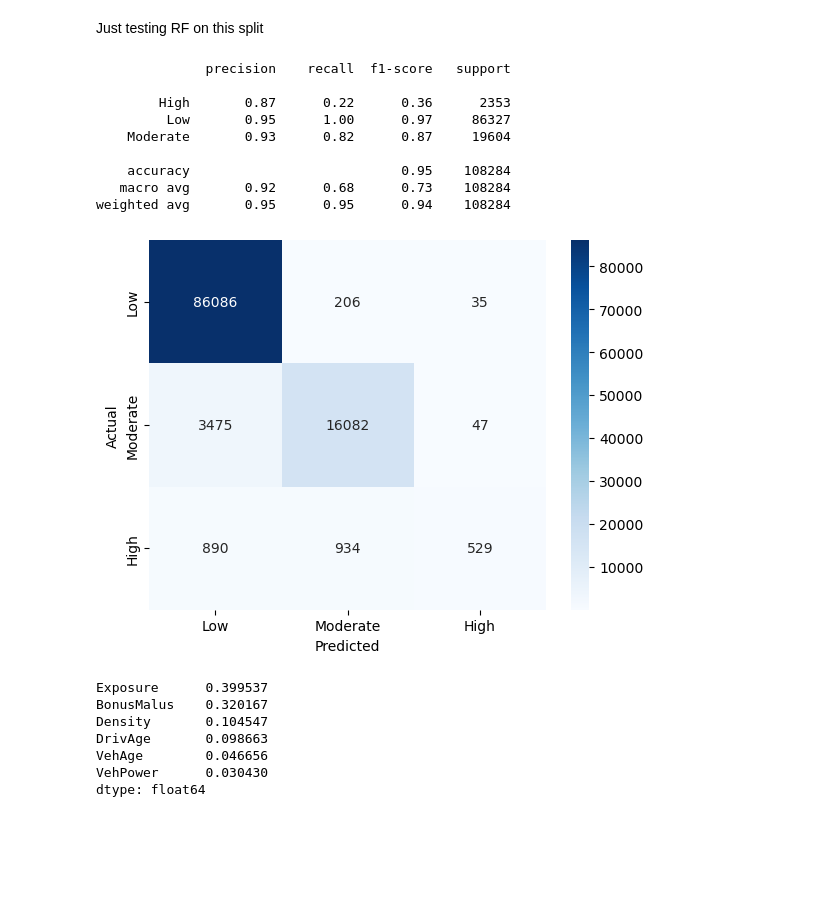
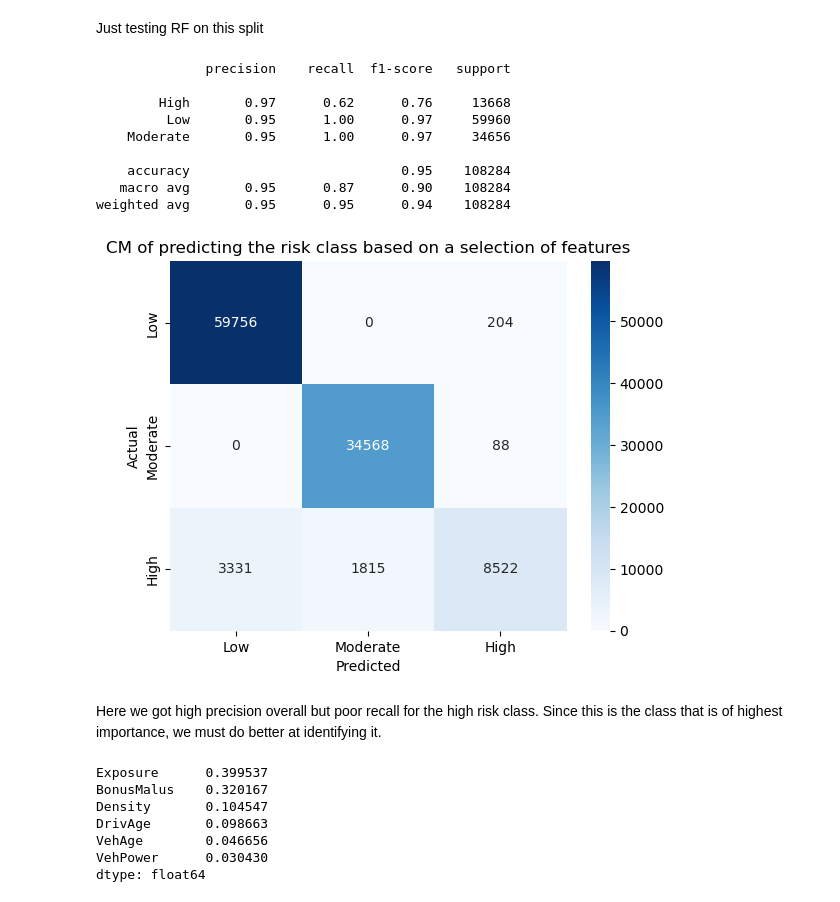
Before and after one commit to Simon-Simonsen/ML-project, a Jupyter notebook: EDA_on_df.ipynb, the cells around one changed output. Drawn from its saved outputs; the diff is of its cells as text; code cells hidden in the pictures; blank space fills up the shorter version.

Commit message:
4 risk classes model

```diff
--- a/EDA_on_df.ipynb
+++ b/EDA_on_df.ipynb
@@ -116,7 +116,7 @@ bonus_75 = df_num["BonusMalus"].quantile(0.75)
 exposure_25 = df_num["Exposure"].quantile(0.25)
 density_75 = df_num["Density"].quantile(0.75)
 
-def assign_risk(row):
+def assign_risk_3_classes(row):
     # High risk: claims > 0, or high BonusMalus + low exposure
     if row["ClaimNb"] > 0:
         return "High"
@@ -151,8 +151,8 @@ def assign_risk(row):
         return "Low"
 """
 # Apply the function
-df_num["RiskCategory"] = df_num.apply(assign_risk, axis=1)
+df_num["RiskCategory3"] = df_num.apply(assign_risk_3_classes, axis=1)
 
 # Check distribution
-print(df_num["RiskCategory"].value_counts())
+print(df_num["RiskCategory3"].value_counts())
 # %% [output]
@@ -188,13 +188,13 @@ Just testing RF on this split
 from sklearn.model_selection import train_test_split
 
 df_train = df.copy()
-df_train["RiskCategory"] = df_num["RiskCategory"]
+df_train["RiskCategory3"] = df_num["RiskCategory3"]
 
 
 X = df_train[["Exposure", "BonusMalus", "VehPower", "VehAge", "DrivAge", "Density"]]
 
 # Target
-y = df_num["RiskCategory"]
+y = df_num["RiskCategory3"]
 
 # Train-test split
 X_train, X_test, y_train, y_test = train_test_split(
@@ -221,28 +221,31 @@ y_pred = clf.predict(X_test)
 # %%
 print(classification_report(y_test, y_pred))
 
 # Confusion matrix
 import seaborn as sns
 import matplotlib.pyplot as plt
 
 cm = confusion_matrix(y_test, y_pred, labels=["Low","Moderate","High"])
 sns.heatmap(cm, annot=True, fmt="d", cmap="Blues",
             xticklabels=["Low","Moderate","High"],
             yticklabels=["Low","Moderate","High"])
+plt.title("CM of predicting the risk class based on a selection of features")
 plt.ylabel("Actual")
 plt.xlabel("Predicted")
 plt.show()
 # %% [output]
               precision    recall  f1-score   support
 
-        High       0.87      0.22      0.36      2353
-         Low       0.95      1.00      0.97     86327
-    Moderate       0.93      0.82      0.87     19604
+        High       0.97      0.62      0.76     13668
+         Low       0.95      1.00      0.97     59960
+    Moderate       0.95      1.00      0.97     34656
 
     accuracy                           0.95    108284
-   macro avg       0.92      0.68      0.73    108284
+   macro avg       0.95      0.87      0.90    108284
 weighted avg       0.95      0.95      0.94    108284
-[figure, old version]
+[figure, new version]
+# %% [markdown]
+Here we got high precision overall but poor recall for the high risk class. Since this is the class that is of highest importance, we must do better at identifying it.
 # %%
 feat_imp = pd.Series(clf.feature_importances_, index=X.columns)
 print(feat_imp.sort_values(ascending=False))
```
Also changed, not shown: parts of 10 cells of this notebook.
